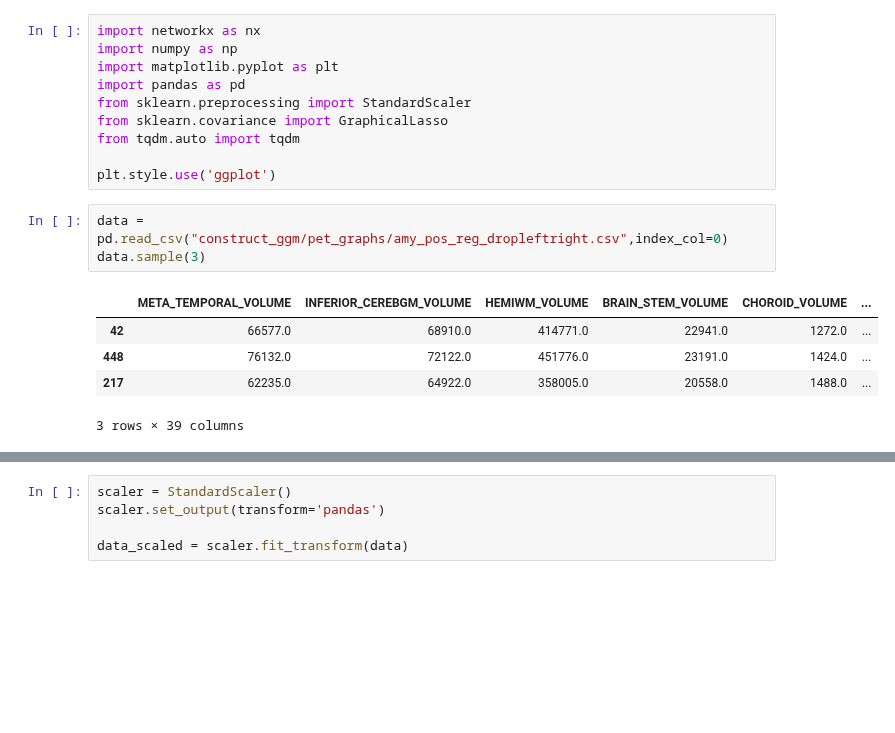
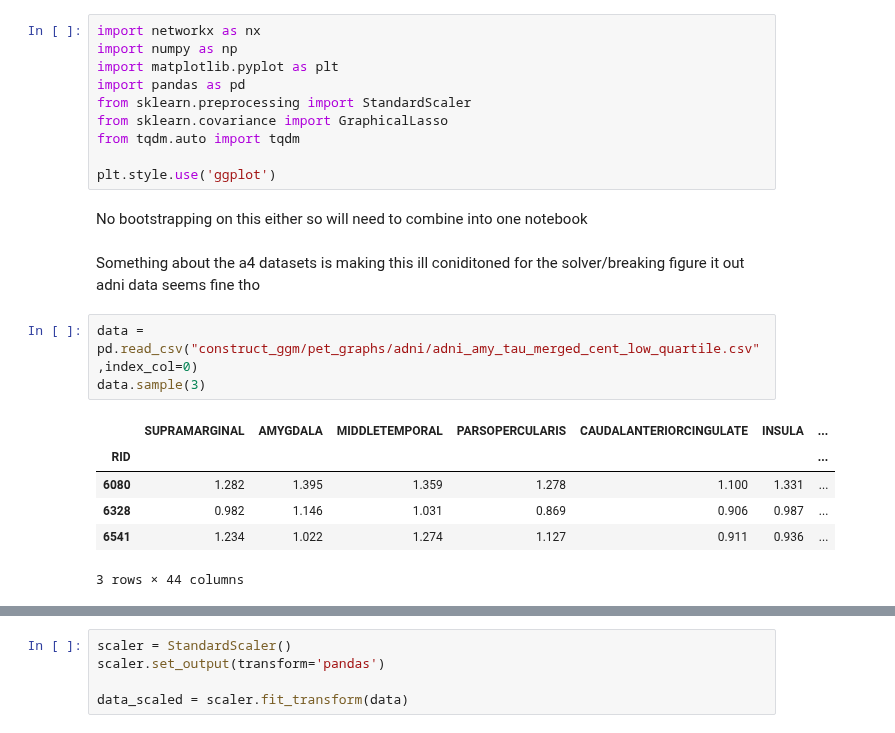
Before and after one commit to vkola-lab/jad2024, a Jupyter notebook: bic.ipynb, the cells around one changed output, grey strips where cells are left out. Saved outputs shown, nothing was run; the diff lists cells and outputs as text; blank space fills up the shorter version.

```diff
--- a/bic.ipynb
+++ b/bic.ipynb
@@ -8,12 +8,18 @@ from sklearn.covariance import GraphicalLasso
 from tqdm.auto import tqdm
 
 plt.style.use('ggplot')
+# %% [markdown]
+No bootstrapping on this either so will need to combine into one notebook
+# %% [markdown]
+Something about the a4 datasets is making this ill coniditoned for the solver/breaking figure it out
+adni data seems fine tho
 # %%
-data = pd.read_csv("construct_ggm/pet_graphs/amy_pos_reg_dropleftright.csv",index_col=0)
+data = pd.read_csv("construct_ggm/pet_graphs/adni/adni_amy_tau_merged_cent_low_quartile.csv",index_col=0)
 data.sample(3)
 # %% [output]
-|  | META_TEMPORAL_VOLUME | INFERIOR_CEREBGM_VOLUME | HEMIWM_VOLUME | BRAIN_STEM_VOLUME | CHOROID_VOLUME | ... |
-| 42 | 66577.0 | 68910.0 | 414771.0 | 22941.0 | 1272.0 | ... |
-| 448 | 76132.0 | 72122.0 | 451776.0 | 23191.0 | 1424.0 | ... |
-| 217 | 62235.0 | 64922.0 | 358005.0 | 20558.0 | 1488.0 | ... |
+|  | SUPRAMARGINAL | AMYGDALA | MIDDLETEMPORAL | PARSOPERCULARIS | CAUDALANTERIORCINGULATE | INSULA | ... |
+| RID |  |  |  |  |  |  | ... |
+| 6080 | 1.282 | 1.395 | 1.359 | 1.278 | 1.100 | 1.331 | ... |
+| 6328 | 0.982 | 1.146 | 1.031 | 0.869 | 0.906 | 0.987 | ... |
+| 6541 | 1.234 | 1.022 | 1.274 | 1.127 | 0.911 | 0.936 | ... |
-3 rows × 39 columns
+3 rows × 44 columns
```
Also changed, not shown: parts of 8 cells of this notebook, 1 other file.
